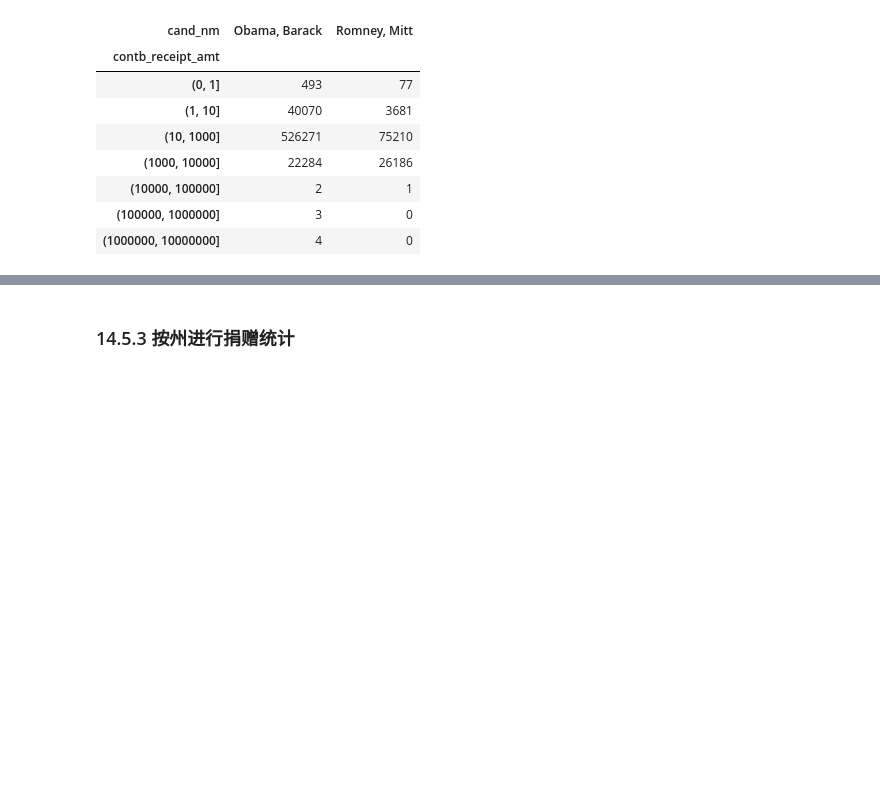
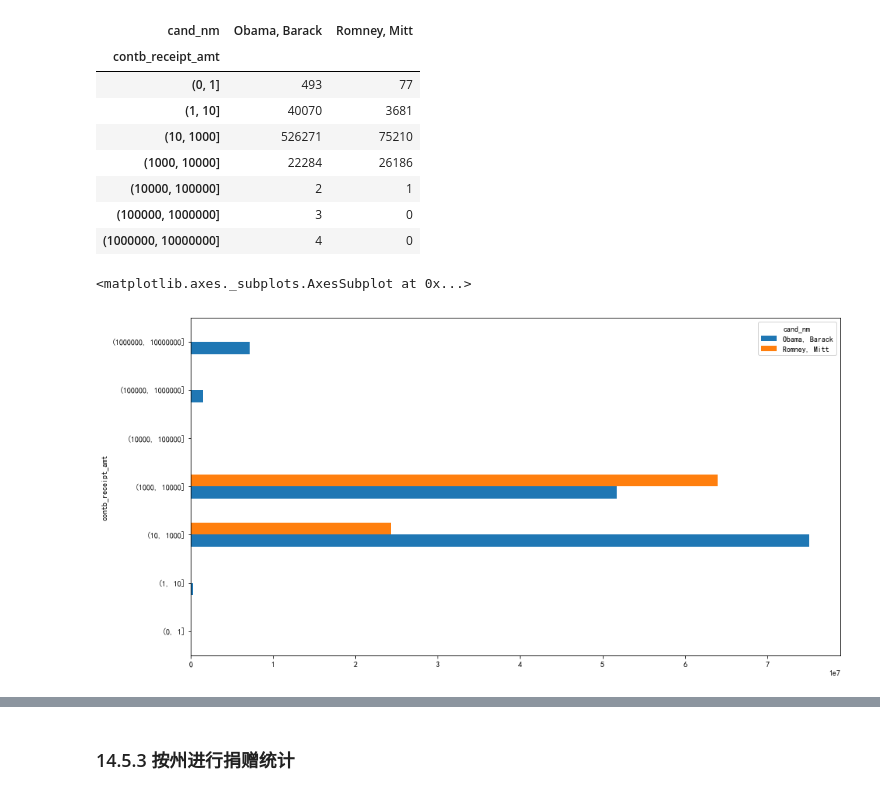
Before and after one commit to baiyinnamula/pydata-book, a Jupyter notebook: exercise/ch14.ipynb, the cells around one changed output, grey strips where cells are left out. Cells and saved outputs as stored; diff of their text form; code cells hidden in the pictures; blank space fills up the shorter version.

```diff
--- a/exercise/ch14.ipynb
+++ b/exercise/ch14.ipynb
@@ -273,8 +280,6 @@ labels
 701385       (10, 1000]
 Name: contb_receipt_amt, Length: 694282, dtype: category
 Categories (8, interval[int64]): [(0, 1] < (1, 10] < (10, 1000] < (1000, 10000] < (10000, 100000] < (100000, 1000000] < (1000000, 10000000] < (10000000, 100000000]]
-# %%
-grouped = fec_mrbo.groupby(['cand_nm', labels])
 # %%
 grouped.size().unstack(0, fill_value=0)
 # %% [output]
@@ -288,6 +293,10 @@ grouped.size().unstack(0, fill_value=0)
 | (100000, 1000000] | 3 | 0 |
 | (1000000, 10000000] | 4 | 0 |
 # %%
-bucket_sums = grouped.contb_receipt_amt.sum().unstack(0)
+bucket_sums = grouped.contb_receipt_amt.sum().unstack(0, fill_value=0)
+bucket_sums.plot.barh()
+# %% [output]
+<matplotlib.axes._subplots.AxesSubplot at 0x...>
+[figure, added]
 # %%
 normed_sums = bucket_sums.div(bucket_sums.sum(1), axis=0)
```
Also changed, not shown: parts of 17 cells of this notebook.
